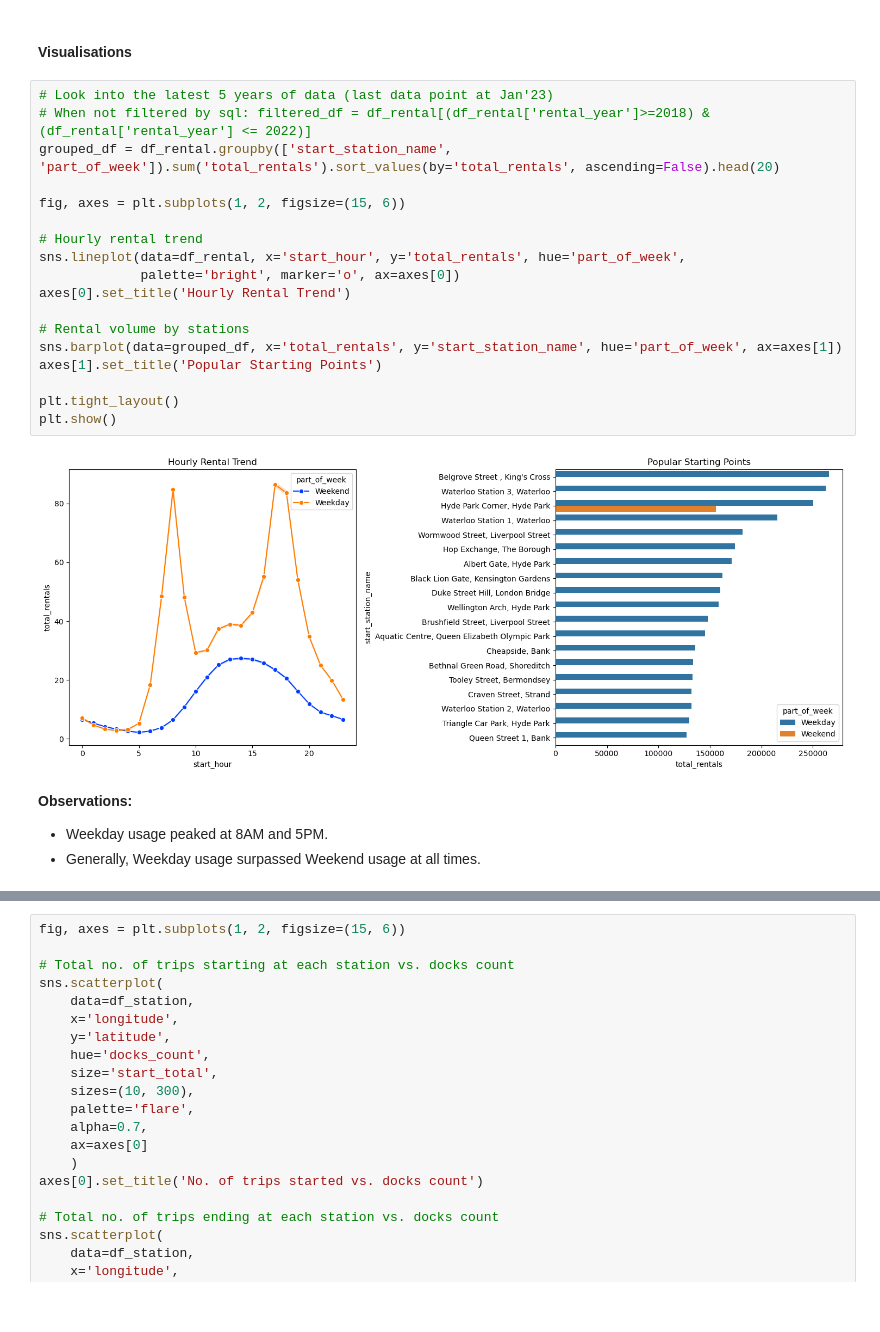
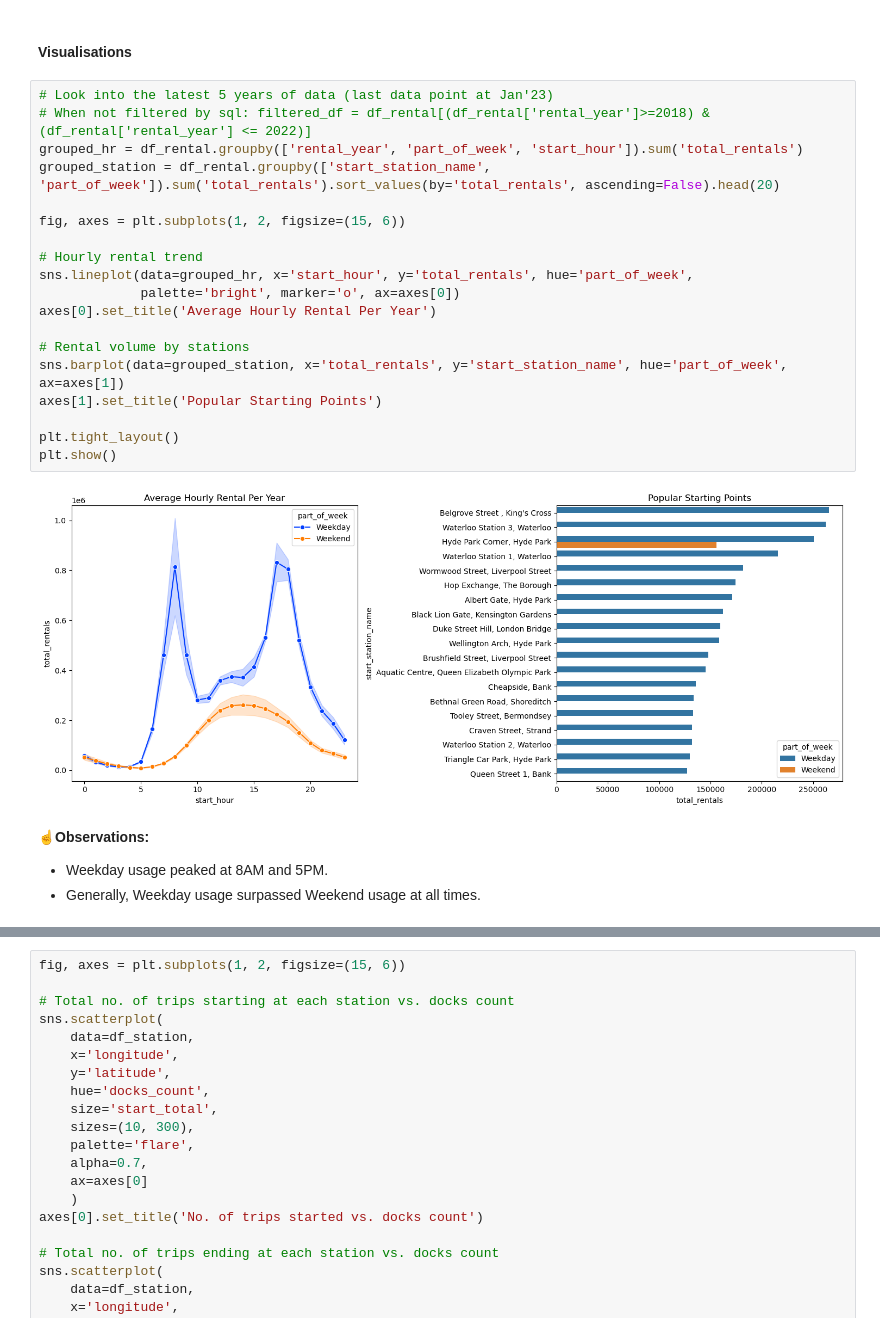
Before and after one commit to morinousagi/elt-dbt-gx-londonbike, a Jupyter notebook: eda_london_bicycles.ipynb, the cells around one changed output, grey strips where cells are left out. Cells and saved outputs as stored; diff of their text form.

Commit message:
update texts & visuals

```diff
--- a/eda_london_bicycles.ipynb
+++ b/eda_london_bicycles.ipynb
@@ -127,27 +136,28 @@ df_station.describe(include='all')
 | max | 875.000000 | 51.549369 | -0.002275 | NaN | 42.000000 | 64.000000 | 58.00000 | NaN | ... |
 # %% [markdown]
 #### Visualisations
-# %%
-# Look into the latest 5 years of data (last data point at Jan'23)
-# When not filtered by sql: filtered_df = df_rental[(df_rental['rental_year']>=2018) & (df_rental['rental_year'] <= 2022)]
-grouped_df = df_rental.groupby(['start_station_name', 'part_of_week']).sum('total_rentals').sort_values(by='total_rentals', ascending=False).head(20)
-
-fig, axes = plt.subplots(1, 2, figsize=(15, 6))
-
-# Hourly rental trend
-sns.lineplot(data=df_rental, x='start_hour', y='total_rentals', hue='part_of_week',
-             palette='bright', marker='o', ax=axes[0])
-axes[0].set_title('Hourly Rental Trend')
-
-# Rental volume by stations
-sns.barplot(data=grouped_df, x='total_rentals', y='start_station_name', hue='part_of_week', ax=axes[1])
-axes[1].set_title('Popular Starting Points')
-
-plt.tight_layout()
-plt.show()
-# %% [output]
-[figure, removed]
+# %%
+# Look into the latest 5 years of data (last data point at Jan'23)
+# When not filtered by sql: filtered_df = df_rental[(df_rental['rental_year']>=2018) & (df_rental['rental_year'] <= 2022)]
+grouped_hr = df_rental.groupby(['rental_year', 'part_of_week', 'start_hour']).sum('total_rentals')
+grouped_station = df_rental.groupby(['start_station_name', 'part_of_week']).sum('total_rentals').sort_values(by='total_rentals', ascending=False).head(20)
+
+fig, axes = plt.subplots(1, 2, figsize=(15, 6))
+
+# Hourly rental trend
+sns.lineplot(data=grouped_hr, x='start_hour', y='total_rentals', hue='part_of_week',
+             palette='bright', marker='o', ax=axes[0])
+axes[0].set_title('Average Hourly Rental Per Year')
+
+# Rental volume by stations
+sns.barplot(data=grouped_station, x='total_rentals', y='start_station_name', hue='part_of_week', ax=axes[1])
+axes[1].set_title('Popular Starting Points')
+
+plt.tight_layout()
+plt.show()
+# %% [output]
+[figure, added]
 # %% [markdown]
-**Observations:**
+**☝️Observations:**
 - Weekday usage peaked at 8AM and 5PM.
 - Generally, Weekday usage surpassed Weekend usage at all times.
```
Also changed, not shown: parts of 7 cells of this notebook, 1 other file.
